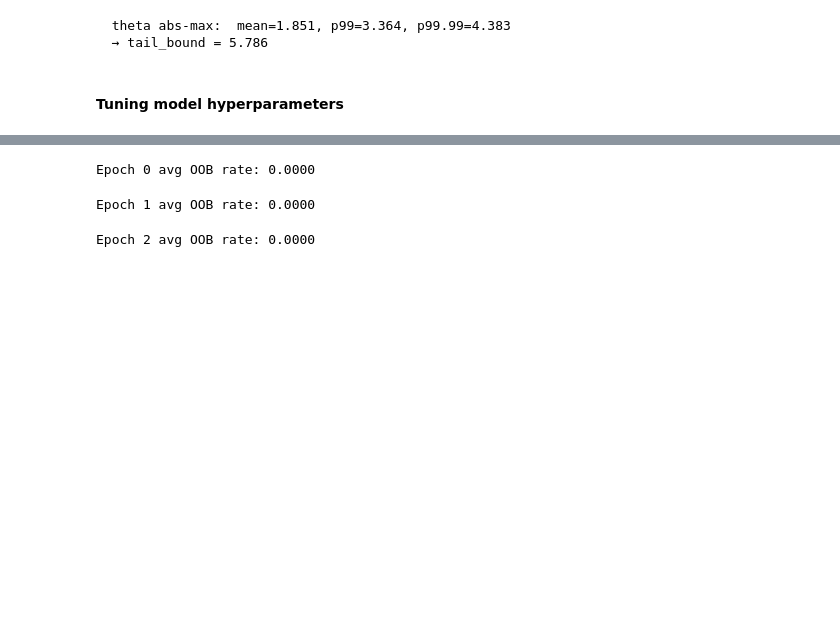
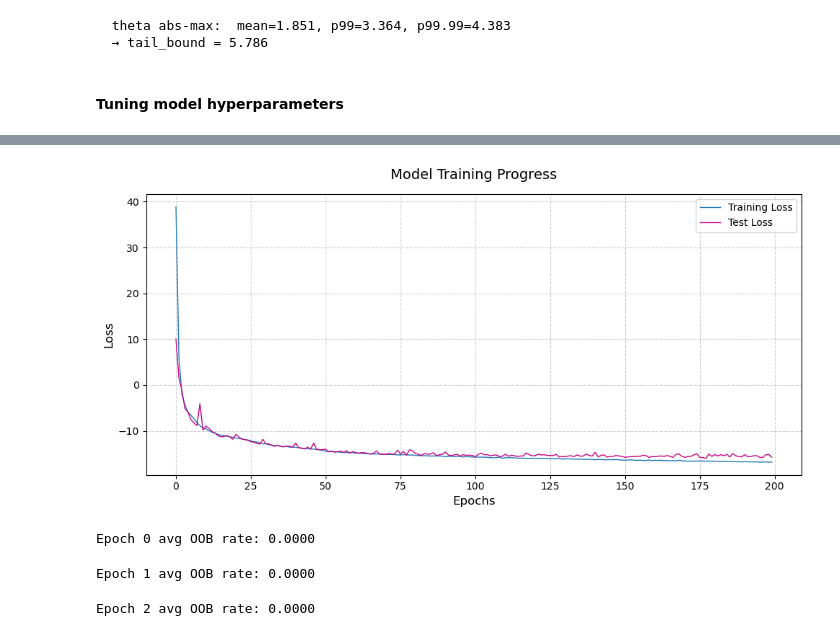
Before and after one commit to laurasaizz/SBI_walking, a Jupyter notebook: nsf_pca.ipynb, the cells around one changed output, grey strips where cells are left out. Drawn from its saved outputs; the diff is of its cells as text; code cells hidden in the pictures; blank space fills up the shorter version.

```diff
--- a/nsf_pca.ipynb
+++ b/nsf_pca.ipynb
@@ -280,0 +274,42 @@ lr_scheduler=torch.optim.lr_scheduler.ReduceLROnPlateau(
+# %%
+checkpoint = torch.load("nsf_com_pca_model200epochs.pt", map_location="cpu", weights_only=False)
+model_state_dict = checkpoint['model_state_dict']
+pca = checkpoint['pca']
+theta_mean = checkpoint['theta_mean']
+theta_std = checkpoint['theta_std']
+train_history = checkpoint['train_history']
+test_history = checkpoint['test_history']
+history = {
+    'train_loss': train_history,
+    'test_loss': test_history
+}
+# %%
+import matplotlib.pyplot as plt
+# 1. Set a clean style
+plt.style.use('seaborn-v0_8-muted') # or 'ggplot'
+plt.figure(figsize=(10, 5), dpi=100)
+
+# 2. Plot with better aesthetics
+plt.plot(np.array(history["train_loss"][:]),
+         color='#1f77b4',       # A nice professional blue
+         linewidth=1,           # Slightly thicker line
+         label='Training Loss')
+
+plt.plot(np.array(history["test_loss"][:]),
+         color="#c50488",       # A nice professional blue
+         linewidth=1,           # Slightly thicker line
+         label='Test Loss')
+
+
+# 3. Add context and labels
+plt.title('Model Training Progress', fontsize=14, pad=15)
+plt.xlabel('Epochs', fontsize=12)
+plt.ylabel('Loss', fontsize=12)
+
+# 4. Clean up the "frame"
+plt.grid(True, linestyle='--', alpha=0.6)
+plt.legend(frameon=True)
+plt.tight_layout()
+plt.show()
+# %% [output]
+[figure, added]
```
Also changed, not shown: parts of 21 cells of this notebook, 6 other files.
